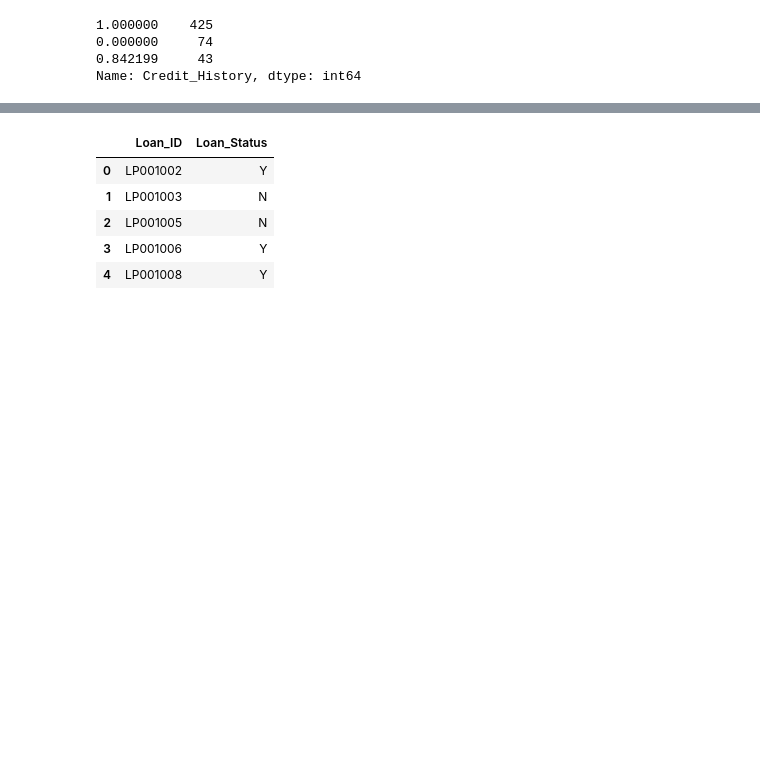
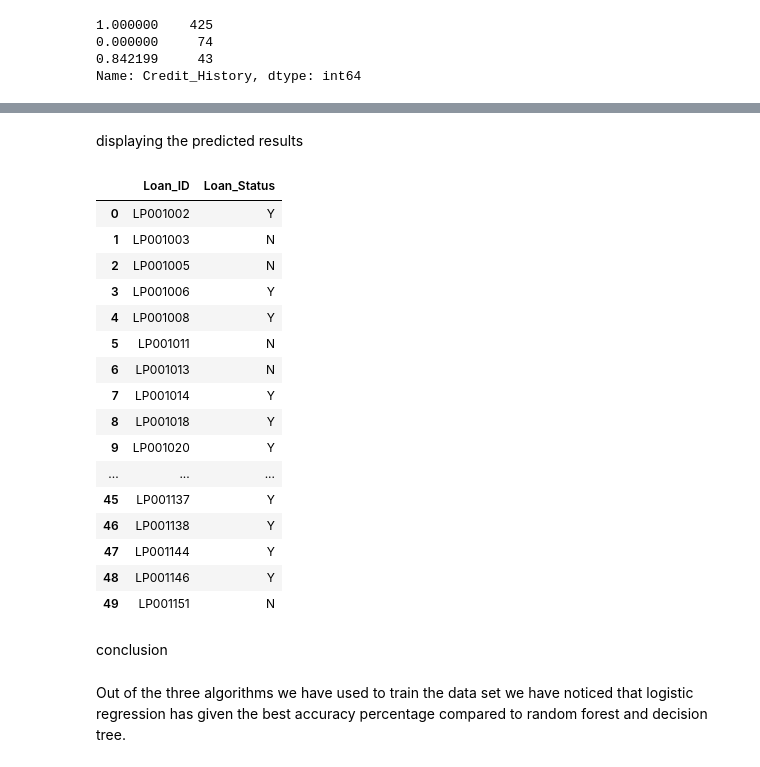
Before and after one commit to miniproject-rt/Loan-Prediction, a Jupyter notebook: miniproject.ipynb, the cells around one changed output, grey strips where cells are left out. Cells and saved outputs as stored; diff of their text form; code cells hidden in the pictures; blank space fills up the shorter version.

```diff
--- a/miniproject.ipynb
+++ b/miniproject.ipynb
@@ -142,4 +226,4 @@ Name: Married, dtype: int64
 # %%
-df.Dependents=df.Dependents.map({'0':0 ,'1':1, '2':2,'3+':3})
-df['Dependents'].value_counts()
+df.Property_Area = df.Property_Area.map({'Urban':1,'Rural':0,'Semiurban':2})
+df['Property_Area'].value_counts()
 # %% [output]
@@ -165,3 +233,0 @@ Name: Self_Employed, dtype: int64
-# %%
-df.Property_Area=df.Property_Area.map({'Urban':2 ,'Rural':0,'Semiurban':1})
-df['Property_Area'].value_counts()
@@ -299,4 +419,5 @@ array([1, 0, 0, 1, 1, 1, 0, 1, 1, 1, 1, 1, 1, 1, 0, 0, 1, 1, 1, 1, 1, 1,
 # %%
-submission = pd.read_csv("C:/Users/user/Desktop/submission.csv")
+submission = pd.read_csv("submissions.csv")
 # %%
-test = pd.read_csv("C:/Users/user/Desktop/test.csv")
+test = pd.read_csv("test.csv")
+test_original = test.copy()
@@ -308,12 +427,29 @@ submission['Loan_ID'] = test_original['Loan_ID']
 # %%
 submission['Loan_Status'].replace(1,'Y',inplace=True)
 submission['Loan_Status'].replace(0,'N',inplace=True)
+# %% [markdown]
+displaying the predicted results
 # %%
-submission.head()
+submission.head(50)
 # %% [output]
 |  | Loan_ID | Loan_Status |
 | 0 | LP001002 | Y |
 | 1 | LP001003 | N |
 | 2 | LP001005 | N |
 | 3 | LP001006 | Y |
 | 4 | LP001008 | Y |
+| 5 | LP001011 | N |
+| 6 | LP001013 | N |
+| 7 | LP001014 | Y |
+| 8 | LP001018 | Y |
+| 9 | LP001020 | Y |
+| ... | ... | ... |
+| 45 | LP001137 | Y |
+| 46 | LP001138 | Y |
+| 47 | LP001144 | Y |
+| 48 | LP001146 | Y |
+| 49 | LP001151 | N |
+# %% [markdown]
+conclusion
+# %% [markdown]
+Out of the three algorithms we have used to train the data set we have noticed that logistic regression has given the best accuracy percentage compared to random forest and decision tree.
```
Also changed, not shown: parts of 77 cells of this notebook.
